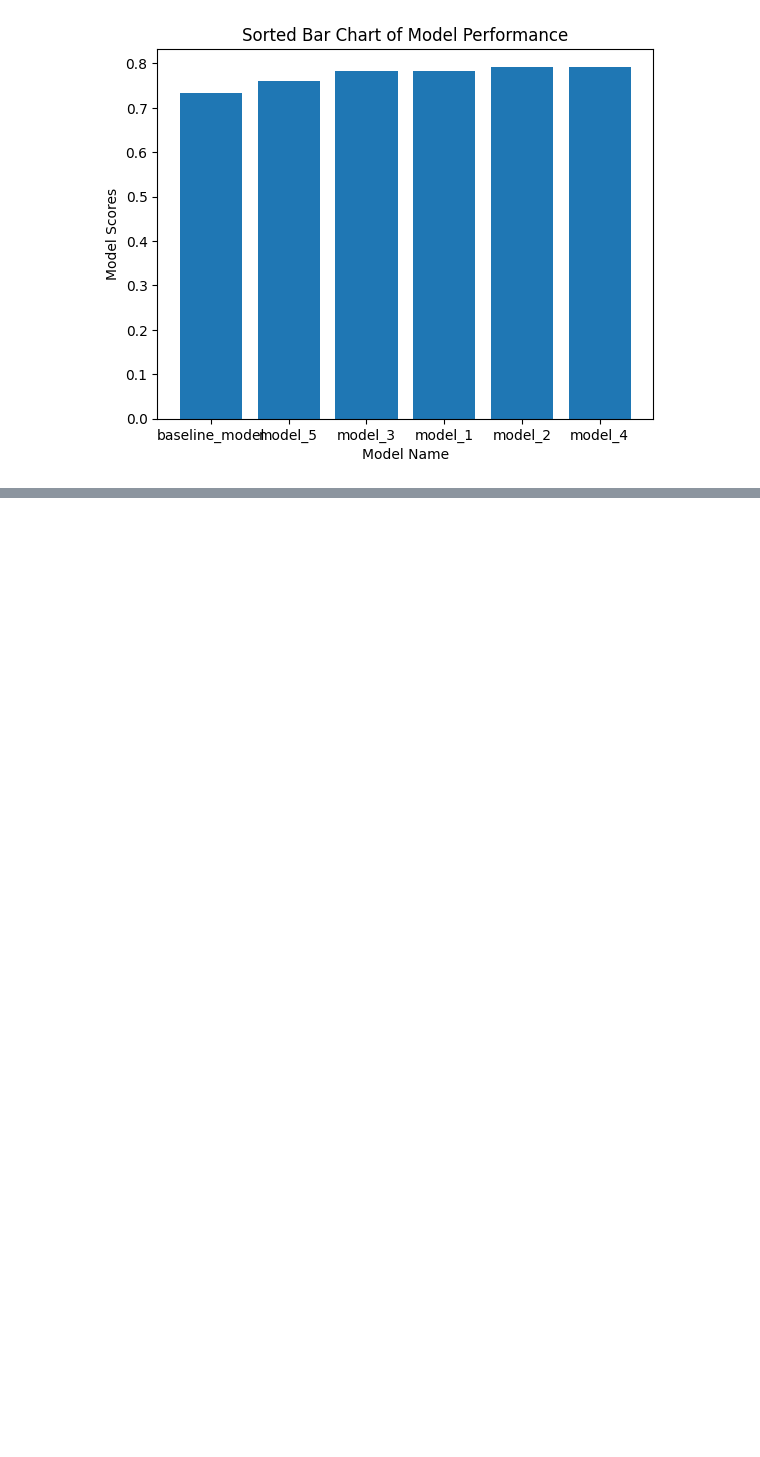
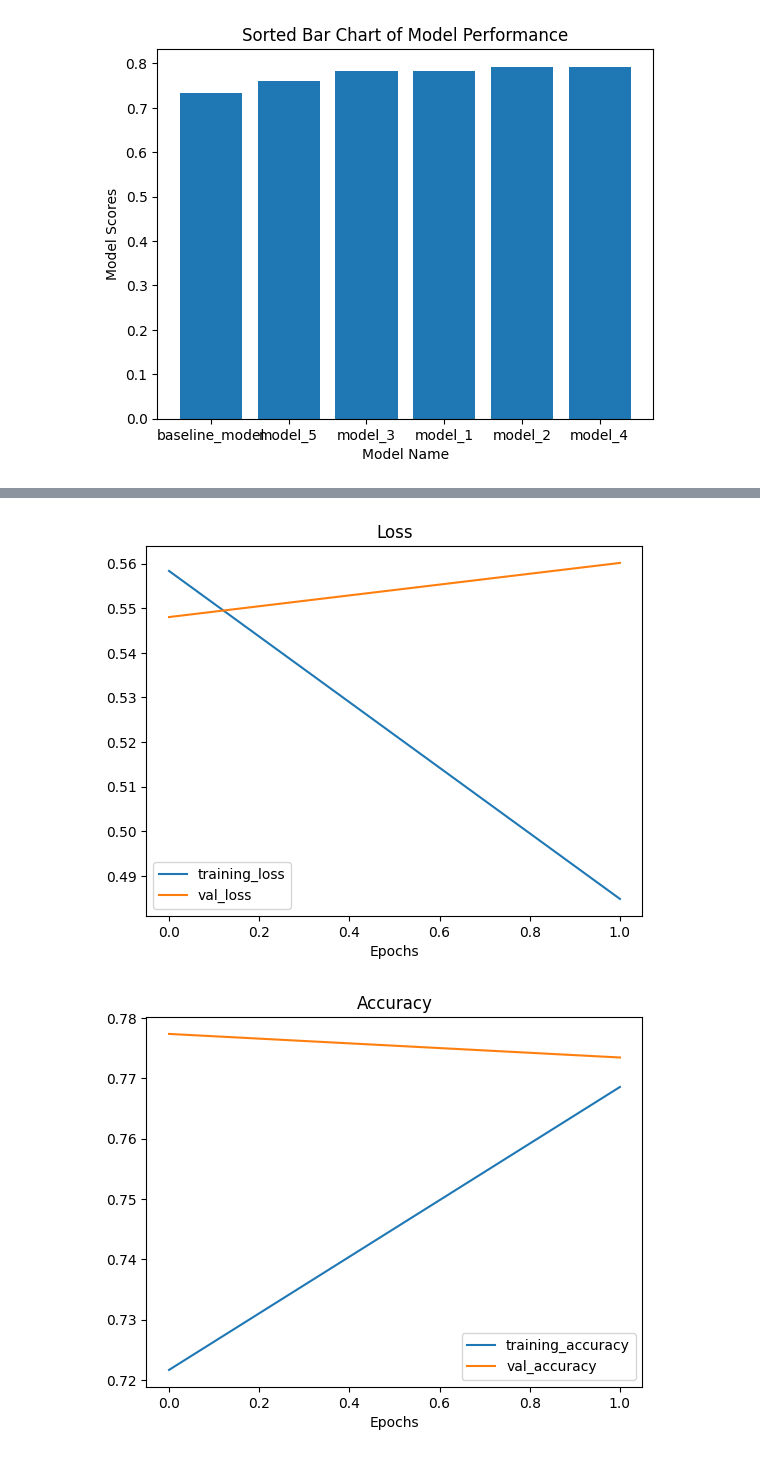
Before and after one commit to techandy42/TF_NLP_Projects, a Jupyter notebook: sentiment140_project.ipynb, the cells around one changed output, grey strips where cells are left out. Saved outputs shown, nothing was run; the diff lists cells and outputs as text; code cells hidden in the pictures; blank space fills up the shorter version.

```diff
--- a/sentiment140_project.ipynb
+++ b/sentiment140_project.ipynb
@@ -555,0 +624,3 @@ plt.show()
+# %%
+model_7 = get_bert_model(learning_rate=4e-5)
+history_7 = fit_model(model=model_7, epochs=2)
@@ -555,0 +636,5 @@ plt.show()
+# %%
+model_7_score = model_7.evaluate(val_dataset)[1]
+print(f"model_7 score: {model_7_score}")
+plot_loss_curves(history_7)
+# %% [output]
@@ -555,0 +643,2 @@ plt.show()
+[figure, added]
+[figure, added]
```
Also changed, not shown: parts of 12 cells of this notebook.
